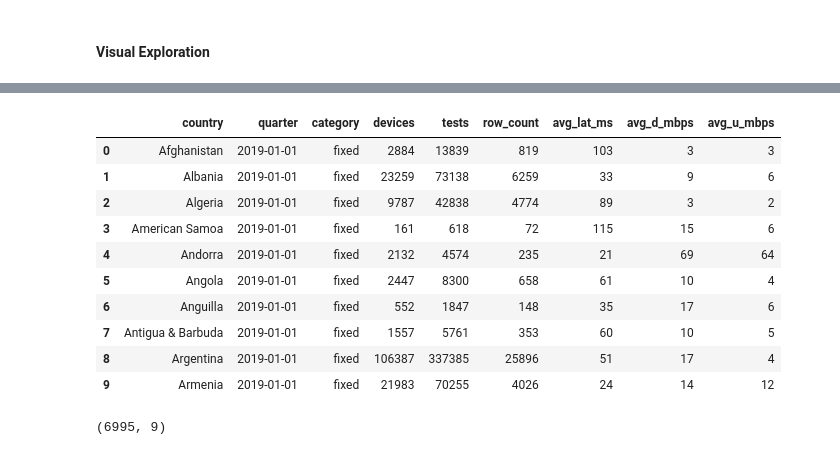
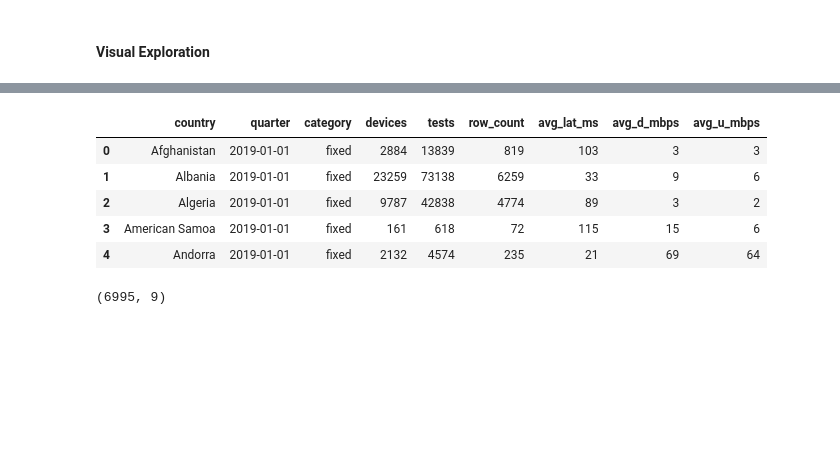
Before and after one commit to alex-bue/visual-analytics-project, a Jupyter notebook: final-cleaning-and-exploration.ipynb, the cells around one changed output, grey strips where cells are left out. Saved outputs shown, nothing was run; the diff lists cells and outputs as text; code cells hidden in the pictures; blank space fills up the shorter version.

```diff
--- a/final-cleaning-and-exploration.ipynb
+++ b/final-cleaning-and-exploration.ipynb
@@ -157,4 +107,3 @@ AttributeError: 'FacetGrid' object has no attribute 'show'
 # %%
-# df_world = pd.read_csv('./data/final_data/world_aggregated_final.csv', sep=';')
-df_world = pd.read_csv('../../Documents/Master/Semester1/Visual_Analytics/Data_Input_final/world_aggregated.csv', sep=';')
+df_world = pd.read_csv('./data/final_data/world_aggregated.csv', sep=';')
 # %% [markdown]
@@ -162,17 +111,12 @@ df_world = pd.read_csv('../../Documents/Master/Semester1/Visual_Analytics/Data_I
 # %%
-df_world.head(10)
+df_world.head()
 # %% [output]
 |  | country | quarter | category | devices | tests | row_count | avg_lat_ms | avg_d_mbps | avg_u_mbps |
 | 0 | Afghanistan | 2019-01-01 | fixed | 2884 | 13839 | 819 | 103 | 3 | 3 |
 | 1 | Albania | 2019-01-01 | fixed | 23259 | 73138 | 6259 | 33 | 9 | 6 |
 | 2 | Algeria | 2019-01-01 | fixed | 9787 | 42838 | 4774 | 89 | 3 | 2 |
 | 3 | American Samoa | 2019-01-01 | fixed | 161 | 618 | 72 | 115 | 15 | 6 |
 | 4 | Andorra | 2019-01-01 | fixed | 2132 | 4574 | 235 | 21 | 69 | 64 |
-| 5 | Angola | 2019-01-01 | fixed | 2447 | 8300 | 658 | 61 | 10 | 4 |
-| 6 | Anguilla | 2019-01-01 | fixed | 552 | 1847 | 148 | 35 | 17 | 6 |
-| 7 | Antigua & Barbuda | 2019-01-01 | fixed | 1557 | 5761 | 353 | 60 | 10 | 5 |
-| 8 | Argentina | 2019-01-01 | fixed | 106387 | 337385 | 25896 | 51 | 17 | 4 |
-| 9 | Armenia | 2019-01-01 | fixed | 21983 | 70255 | 4026 | 24 | 14 | 12 |
 # %%
 df_world.shape
 # %% [output]
```
Also changed, not shown: parts of 29 cells of this notebook, 2 other files.
